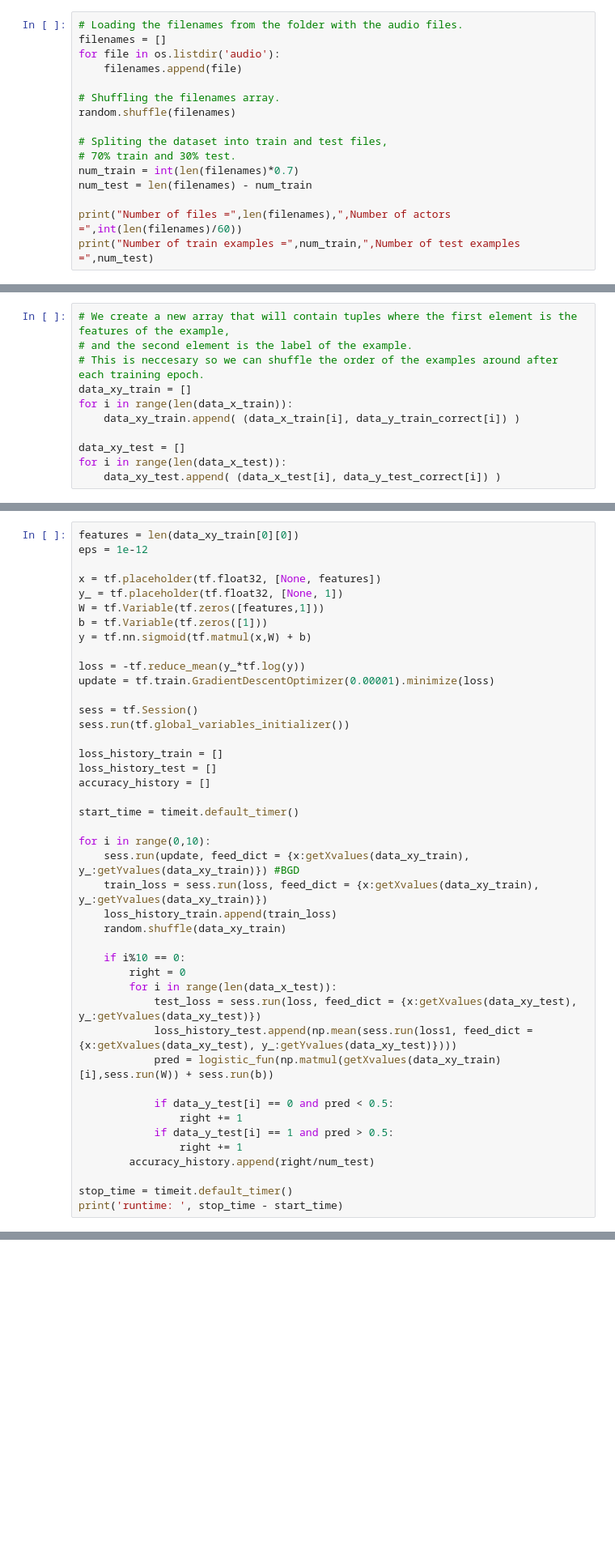
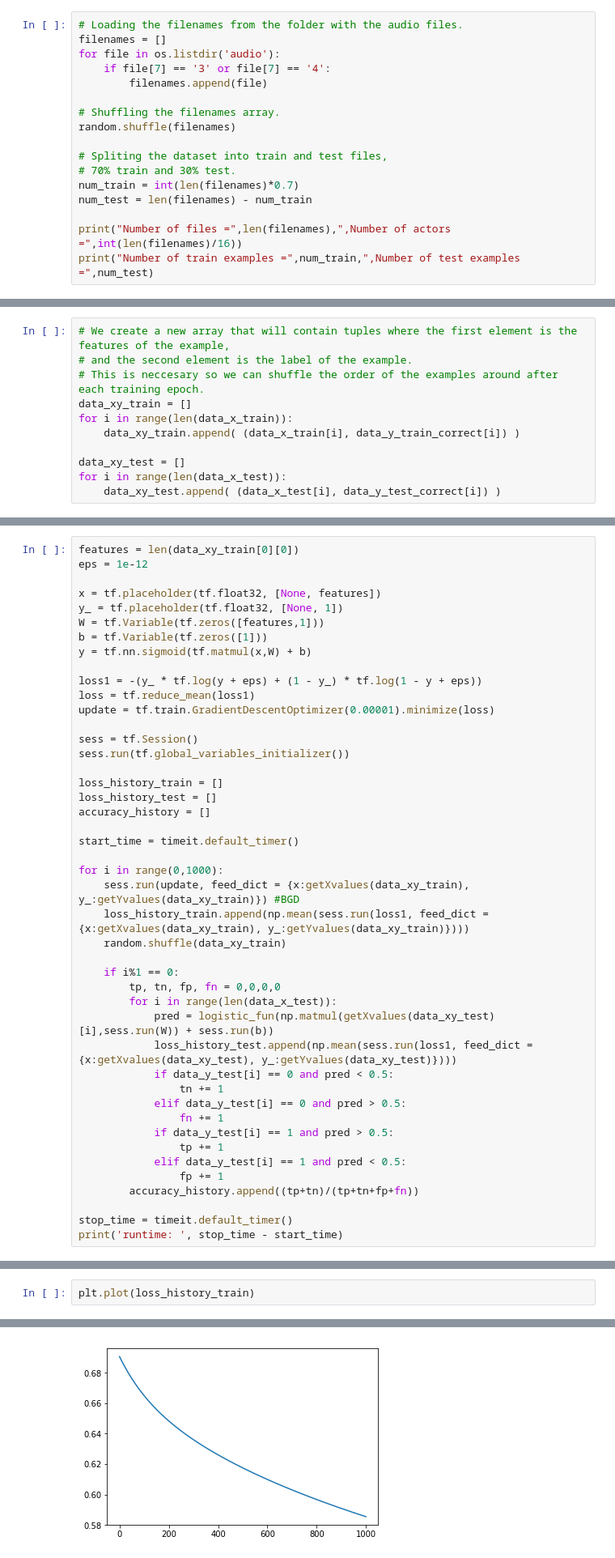
Before and after one commit to JosephGolubchik/Deep-Learning-Project, a Jupyter notebook: Emotion Recognition in Voice Recordings.ipynb, the cells around one changed output, grey strips where cells are left out. Shown: that part at 81% size. Saved outputs shown, nothing was run; the diff lists cells and outputs as text; blank space fills up the shorter version.

```diff
--- a/Emotion Recognition in Voice Recordings.ipynb
+++ b/Emotion Recognition in Voice Recordings.ipynb
@@ -26,7 +29,8 @@ At first we tried logistic regression with only two classes - happy and sad.
 # Loading the filenames from the folder with the audio files.
 filenames = []
 for file in os.listdir('audio'):
-    filenames.append(file)
+    if file[7] == '3' or file[7] == '4':
+        filenames.append(file)
 
 # Shuffling the filenames array.
 random.shuffle(filenames)
@@ -36,6 +40,6 @@ random.shuffle(filenames)
 num_train = int(len(filenames)*0.7)
 num_test = len(filenames) - num_train
 
-print("Number of files =",len(filenames),",Number of actors =",int(len(filenames)/60))
+print("Number of files =",len(filenames),",Number of actors =",int(len(filenames)/16))
 print("Number of train examples =",num_train,",Number of test examples =",num_test)
 # %% [output]
@@ -142,7 +146,8 @@ W = tf.Variable(tf.zeros([features,1]))
 b = tf.Variable(tf.zeros([1]))
 y = tf.nn.sigmoid(tf.matmul(x,W) + b)
 
-loss = -tf.reduce_mean(y_*tf.log(y))
+loss1 = -(y_ * tf.log(y + eps) + (1 - y_) * tf.log(1 - y + eps))
+loss = tf.reduce_mean(loss1)
 update = tf.train.GradientDescentOptimizer(0.00001).minimize(loss)
 
 sess = tf.Session()
@@ -154,24 +159,25 @@ accuracy_history = []
 
 start_time = timeit.default_timer()
 
-for i in range(0,10):
+for i in range(0,1000):
     sess.run(update, feed_dict = {x:getXvalues(data_xy_train), y_:getYvalues(data_xy_train)}) #BGD
-    train_loss = sess.run(loss, feed_dict = {x:getXvalues(data_xy_train), y_:getYvalues(data_xy_train)})
-    loss_history_train.append(train_loss)
+    loss_history_train.append(np.mean(sess.run(loss1, feed_dict = {x:getXvalues(data_xy_train), y_:getYvalues(data_xy_train)})))
     random.shuffle(data_xy_train)
 
-    if i%10 == 0:
-        right = 0
+    if i%1 == 0:
+        tp, tn, fp, fn = 0,0,0,0
         for i in range(len(data_x_test)):
-            test_loss = sess.run(loss, feed_dict = {x:getXvalues(data_xy_test), y_:getYvalues(data_xy_test)})
+            pred = logistic_fun(np.matmul(getXvalues(data_xy_test)[i],sess.run(W)) + sess.run(b))
             loss_history_test.append(np.mean(sess.run(loss1, feed_dict = {x:getXvalues(data_xy_test), y_:getYvalues(data_xy_test)})))
-            pred = logistic_fun(np.matmul(getXvalues(data_xy_train)[i],sess.run(W)) + sess.run(b))
-
             if data_y_test[i] == 0 and pred < 0.5:
-                right += 1
+                tn += 1
+            elif data_y_test[i] == 0 and pred > 0.5:
+                fn += 1
             if data_y_test[i] == 1 and pred > 0.5:
-                right += 1
-        accuracy_history.append(right/num_test)
+                tp += 1
+            elif data_y_test[i] == 1 and pred < 0.5:
+                fp += 1
+        accuracy_history.append((tp+tn)/(tp+tn+fp+fn))
 
 stop_time = timeit.default_timer()
 print('runtime: ', stop_time - start_time)
@@ -179,0 +208,3 @@ runtime:  0.14309279376493578
+# %%
+plt.plot(loss_history_train)
+# %% [output]
@@ -179,0 +212 @@ runtime:  0.14309279376493578
+[figure, added]
```
Also changed, not shown: parts of 15 cells of this notebook.
